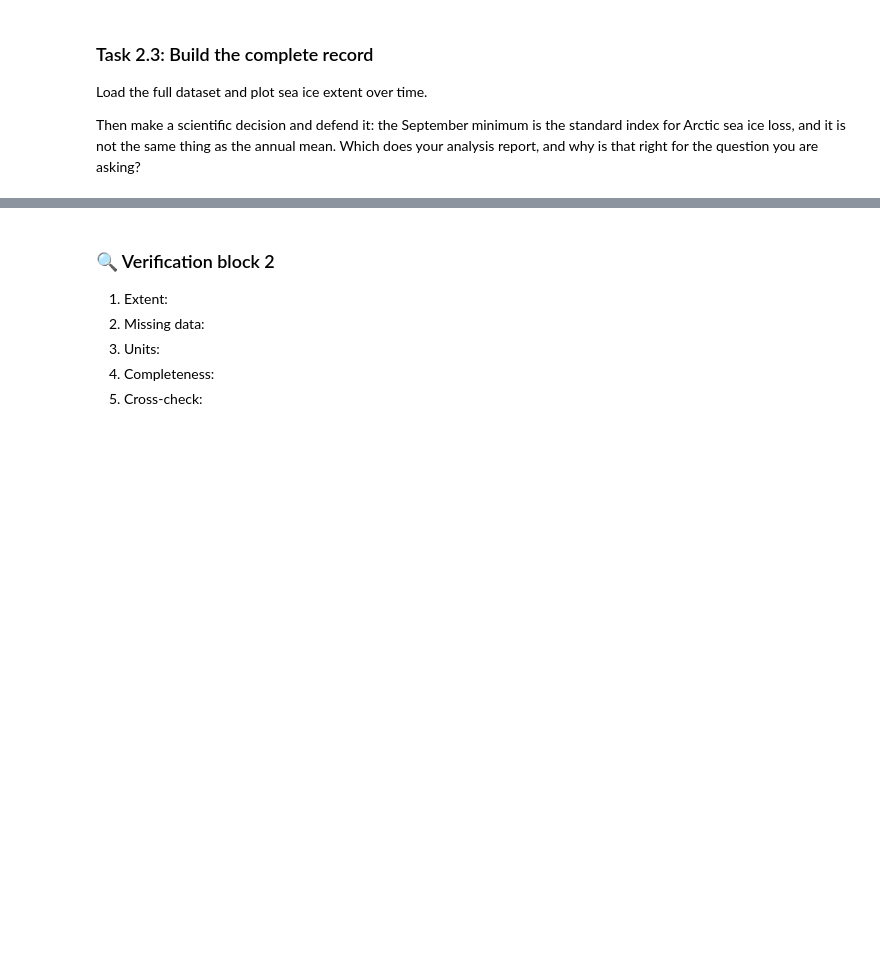
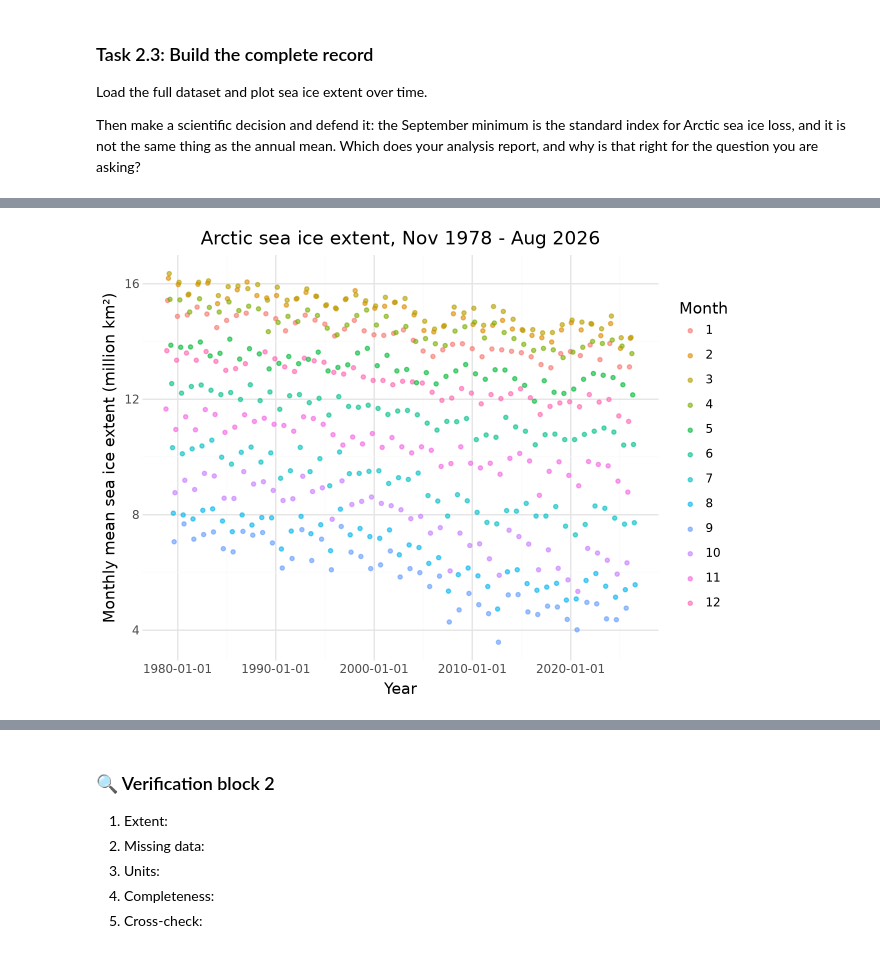
Before and after one commit to zacsignorino/climate-module-zacs26, a Jupyter notebook: climate.ipynb, the cells around one changed output, grey strips where cells are left out. Cells and saved outputs as stored; diff of their text form; code cells hidden in the pictures; blank space fills up the shorter version.

```diff
--- a/climate.ipynb
+++ b/climate.ipynb
@@ -278,0 +296,14 @@ report, and why is that right for the question you are asking?
+# %%
+base = "https://noaadata.apps.nsidc.org/NOAA/G02135/north/monthly/data/"
+
+seaice = pd.concat(
+    [pd.read_csv(f"{base}N_{m:02d}_extent_v4.0.csv", skipinitialspace=True) for m in range(1, 13)],
+    ignore_index=True,
+)
+
+seaice["date"] = pd.to_datetime(
+    seaice.rename(columns={"mo": "month"})[["year", "month"]].assign(day=1)
+)
+seaice = seaice[seaice["extent"] != -9999].sort_values("date").reset_index(drop=True)
+
+seaice
@@ -278,0 +324,9 @@ report, and why is that right for the question you are asking?
+# %%
+(ggplot(seaice, aes(x="date", y="extent", color="factor(mo)"))
+ + geom_point(size=1.2, alpha=0.6)
+ + labs(x="Year", y="Monthly mean sea ice extent (million km²)",
+        title="Arctic sea ice extent, Nov 1978 - Aug 2026",
+        color="Month")
+ + theme_minimal())
+# %% [output]
+[figure, added]
```
Also changed, not shown: parts of 22 cells of this notebook.
